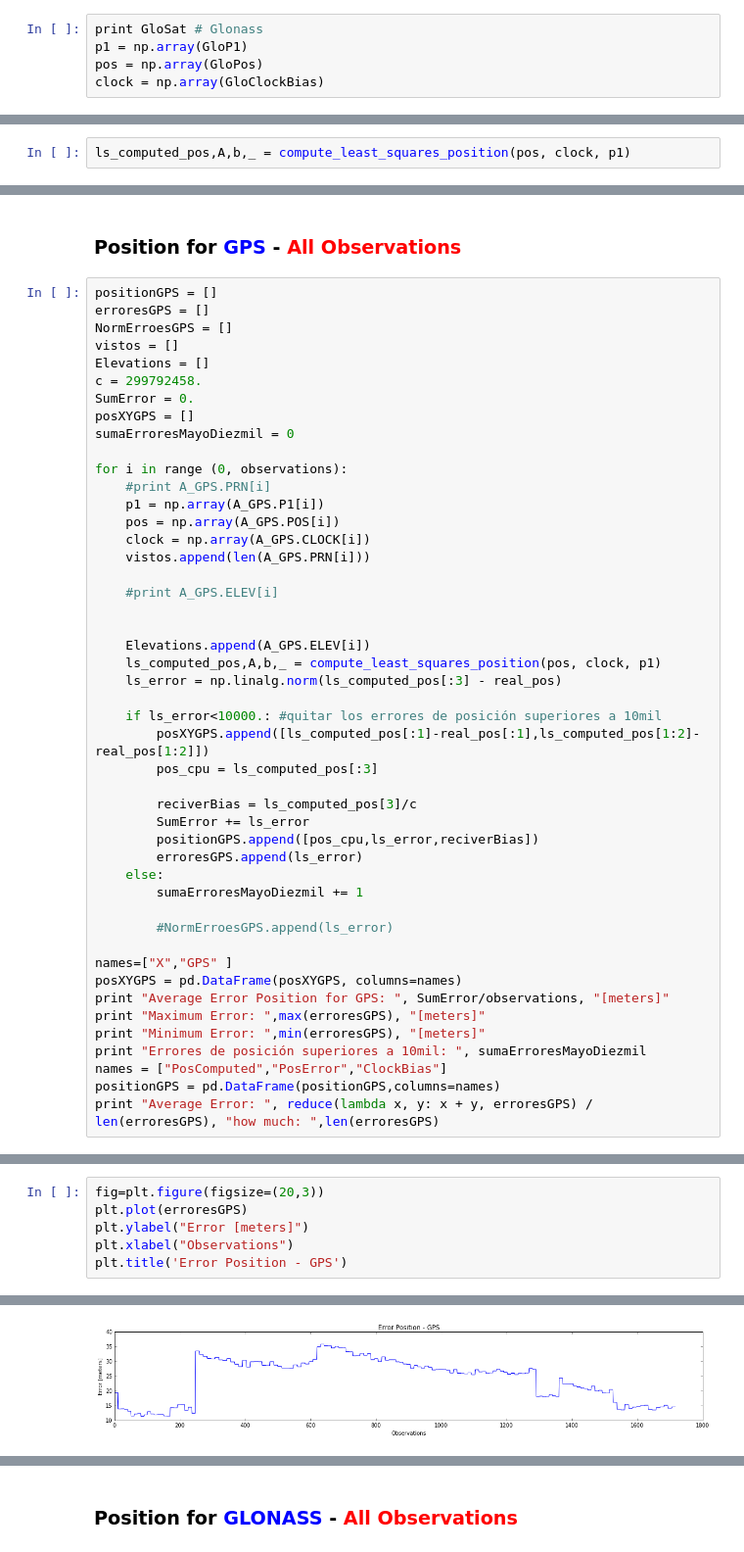
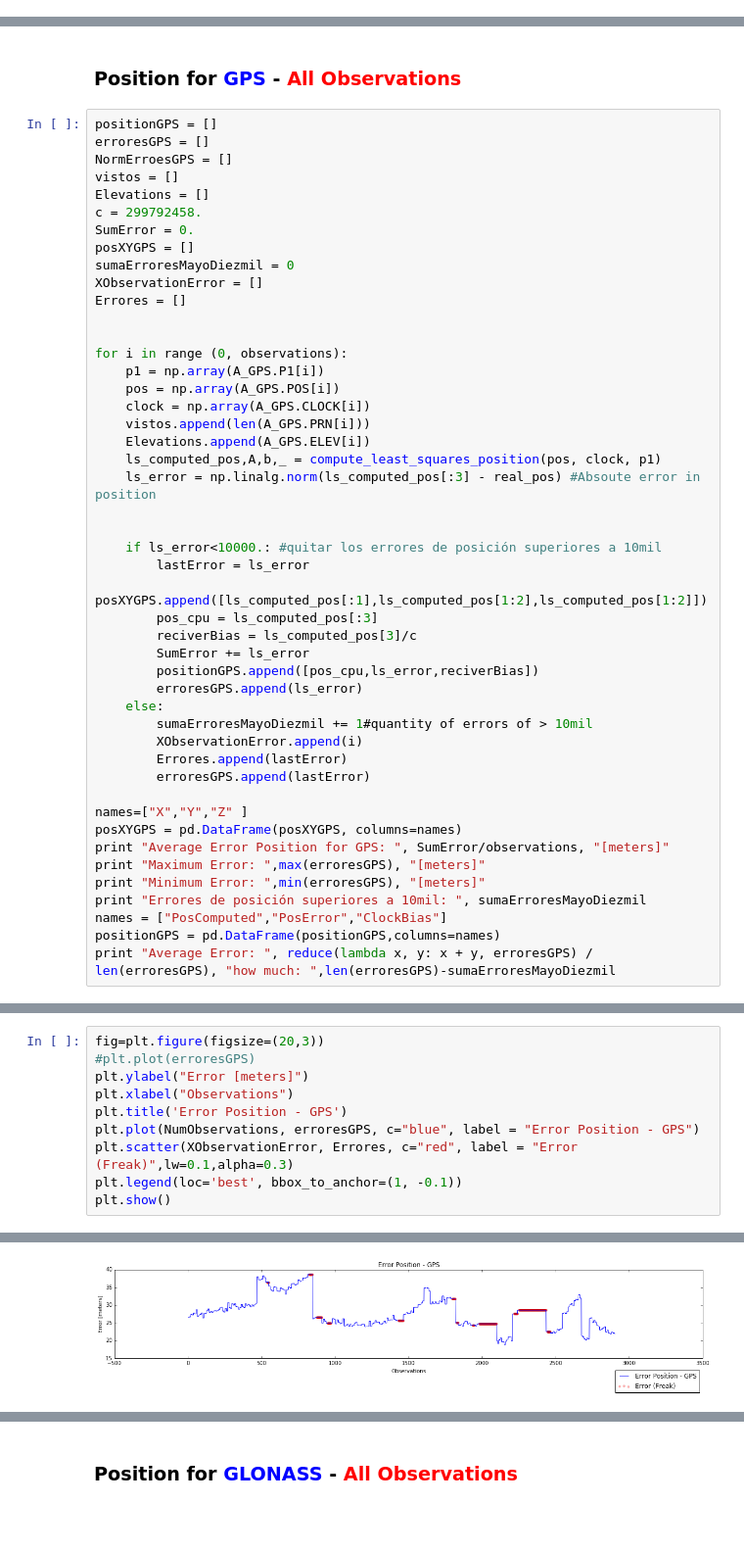
Before and after one commit to mikesneider/GNSS, a Jupyter notebook: GNSS Position_entrega.ipynb, the cells around one changed output, grey strips where cells are left out. Shown at 98% size. Drawn from its saved outputs; the diff is of its cells as text; blank space fills up the shorter version.

```diff
--- a/GNSS Position_entrega.ipynb
+++ b/GNSS Position_entrega.ipynb
@@ -424,5 +456,0 @@ satellite clock biases [  1.20887472e-05  -2.43697642e-05   4.17050372e-05  -6.3
-# %%
-print GloSat # Glonass
-p1 = np.array(GloP1)
-pos = np.array(GloPos)
-clock = np.array(GloClockBias)
@@ -431,5 +457,3 @@ clock = np.array(GloClockBias)
-# %%
-ls_computed_pos,A,b,_ = compute_least_squares_position(pos, clock, p1)
 # %%
 print "real                  ", real_pos
 print "LS computed           ", ls_computed_pos[:3]
@@ -456,35 +481,35 @@ c = 299792458.
 SumError = 0.
 posXYGPS = []
 sumaErroresMayoDiezmil = 0
+XObservationError = []
+Errores = []
+
 
 for i in range (0, observations):
-    #print A_GPS.PRN[i]
     p1 = np.array(A_GPS.P1[i])
     pos = np.array(A_GPS.POS[i])
     clock = np.array(A_GPS.CLOCK[i])
     vistos.append(len(A_GPS.PRN[i]))
-
-    #print A_GPS.ELEV[i]
+    Elevations.append(A_GPS.ELEV[i])
+    ls_computed_pos,A,b,_ = compute_least_squares_position(pos, clock, p1)
+    ls_error = np.linalg.norm(ls_computed_pos[:3] - real_pos) #Absoute error in position
 
 
-    Elevations.append(A_GPS.ELEV[i])
-    ls_computed_pos,A,b,_ = compute_least_squares_position(pos, clock, p1)
-    ls_error = np.linalg.norm(ls_computed_pos[:3] - real_pos)
-
     if ls_error<10000.: #quitar los errores de posición superiores a 10mil
-        posXYGPS.append([ls_computed_pos[:1]-real_pos[:1],ls_computed_pos[1:2]-real_pos[1:2]])
+        lastError = ls_error
+        posXYGPS.append([ls_computed_pos[:1],ls_computed_pos[1:2],ls_computed_pos[1:2]])
         pos_cpu = ls_computed_pos[:3]
-
         reciverBias = ls_computed_pos[3]/c
         SumError += ls_error
         positionGPS.append([pos_cpu,ls_error,reciverBias])
         erroresGPS.append(ls_error)
     else:
-        sumaErroresMayoDiezmil += 1
+        sumaErroresMayoDiezmil += 1#quantity of errors of > 10mil
+        XObservationError.append(i)
+        Errores.append(lastError)
+        erroresGPS.append(lastError)
 
-        #NormErroesGPS.append(ls_error)
-
-names=["X","GPS" ]
+names=["X","Y","Z" ]
 posXYGPS = pd.DataFrame(posXYGPS, columns=names)
 print "Average Error Position for GPS: ", SumError/observations, "[meters]"
 print "Maximum Error: ",max(erroresGPS), "[meters]"
@@ -492,5 +517,5 @@ print "Minimum Error: ",min(erroresGPS), "[meters]"
 print "Errores de posición superiores a 10mil: ", sumaErroresMayoDiezmil
 names = ["PosComputed","PosError","ClockBias"]
 positionGPS = pd.DataFrame(positionGPS,columns=names)
-print "Average Error: ", reduce(lambda x, y: x + y, erroresGPS) / len(erroresGPS), "how much: ",len(erroresGPS)
+print "Average Error: ", reduce(lambda x, y: x + y, erroresGPS) / len(erroresGPS), "how much: ",len(erroresGPS)-sumaErroresMayoDiezmil
 # %% [output]
@@ -502,7 +527,11 @@ Average Error:  24.1237801427 how much:  1718
 # %%
 fig=plt.figure(figsize=(20,3))
-plt.plot(erroresGPS)
+#plt.plot(erroresGPS)
 plt.ylabel("Error [meters]")
 plt.xlabel("Observations")
 plt.title('Error Position - GPS')
+plt.plot(NumObservations, erroresGPS, c="blue", label = "Error Position - GPS")
+plt.scatter(XObservationError, Errores, c="red", label = "Error (Freak)",lw=0.1,alpha=0.3)
+plt.legend(loc='best', bbox_to_anchor=(1, -0.1))
+plt.show()
 # %% [output]
@@ -510,4 +538,4 @@ plt.title('Error Position - GPS')
-[figure, old version]
+[figure, new version]
 # %%
 fig=plt.figure(figsize=(20,3))
 plt.plot(vistos)
```
Also changed, not shown: parts of 29 cells of this notebook.
